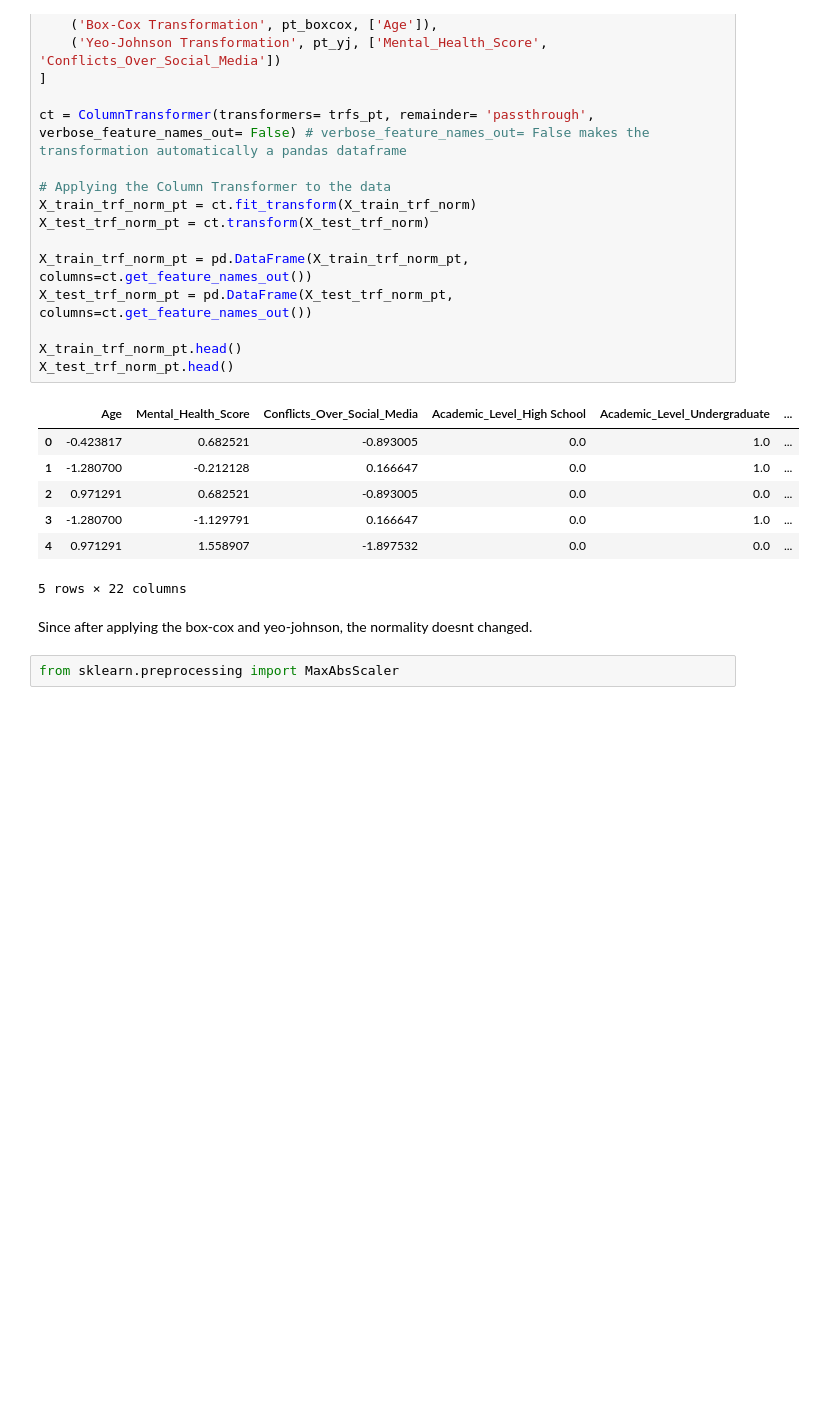
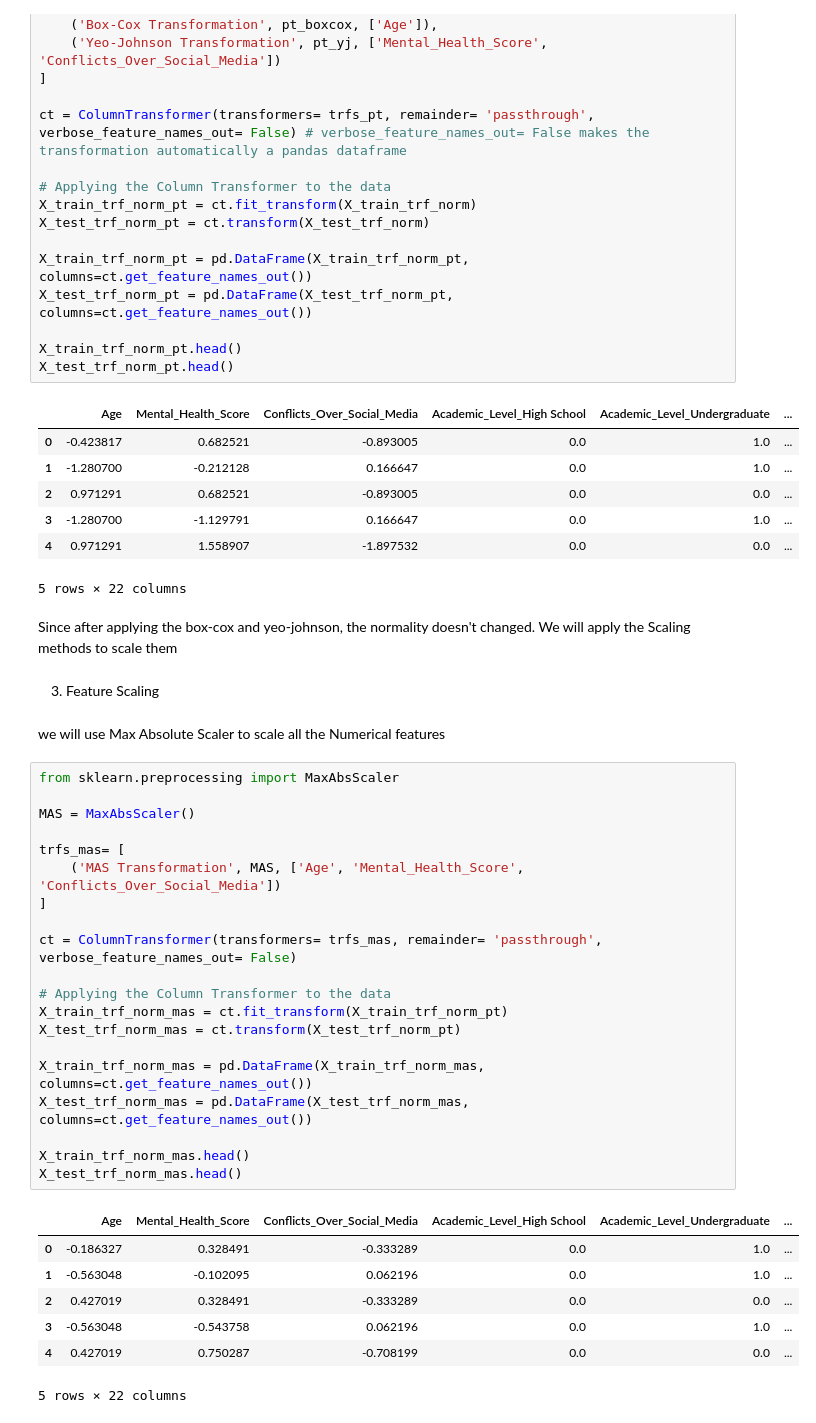
Before and after one commit to Harsh-1598/Students-Social-Media-Addiction, a Jupyter notebook: main.ipynb, the cells around one changed output. Cells and saved outputs as stored; diff of their text form; blank space fills up the shorter version.

Commit message:
Feature Transformations Done

```diff
--- a/main.ipynb
+++ b/main.ipynb
@@ -567,6 +575,36 @@ X_test_trf_norm_pt.head()
 | 4 | 0.971291 | 1.558907 | -1.897532 | 0.0 | 0.0 | ... |
 5 rows × 22 columns
 # %% [markdown]
-Since after applying the box-cox and yeo-johnson, the normality doesnt changed.
+Since after applying the box-cox and yeo-johnson, the normality doesn't changed. We will apply the Scaling methods to scale them
-# %%
-from sklearn.preprocessing import MaxAbsScaler
+# %% [markdown]
+3. Feature Scaling
+# %% [markdown]
+we will use Max Absolute Scaler to scale all the Numerical features
+# %%
+from sklearn.preprocessing import MaxAbsScaler
+
+MAS = MaxAbsScaler()
+
+trfs_mas= [
+    ('MAS Transformation', MAS, ['Age', 'Mental_Health_Score', 'Conflicts_Over_Social_Media'])
+]
+
+ct = ColumnTransformer(transformers= trfs_mas, remainder= 'passthrough', verbose_feature_names_out= False)
+
+# Applying the Column Transformer to the data
+X_train_trf_norm_mas = ct.fit_transform(X_train_trf_norm_pt)
+X_test_trf_norm_mas = ct.transform(X_test_trf_norm_pt)
+
+X_train_trf_norm_mas = pd.DataFrame(X_train_trf_norm_mas, columns=ct.get_feature_names_out())
+X_test_trf_norm_mas = pd.DataFrame(X_test_trf_norm_mas, columns=ct.get_feature_names_out())
+
+X_train_trf_norm_mas.head()
+X_test_trf_norm_mas.head()
+# %% [output]
+|  | Age | Mental_Health_Score | Conflicts_Over_Social_Media | Academic_Level_High School | Academic_Level_Undergraduate | ... |
+| 0 | -0.186327 | 0.328491 | -0.333289 | 0.0 | 1.0 | ... |
+| 1 | -0.563048 | -0.102095 | 0.062196 | 0.0 | 1.0 | ... |
+| 2 | 0.427019 | 0.328491 | -0.333289 | 0.0 | 0.0 | ... |
+| 3 | -0.563048 | -0.543758 | 0.062196 | 0.0 | 1.0 | ... |
+| 4 | 0.427019 | 0.750287 | -0.708199 | 0.0 | 0.0 | ... |
+5 rows × 22 columns
```
Also changed, not shown: parts of 22 cells of this notebook.
